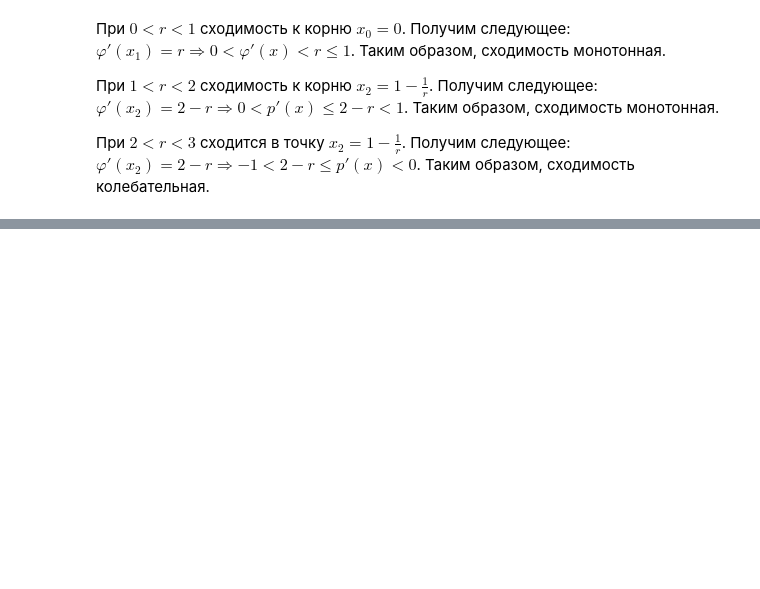
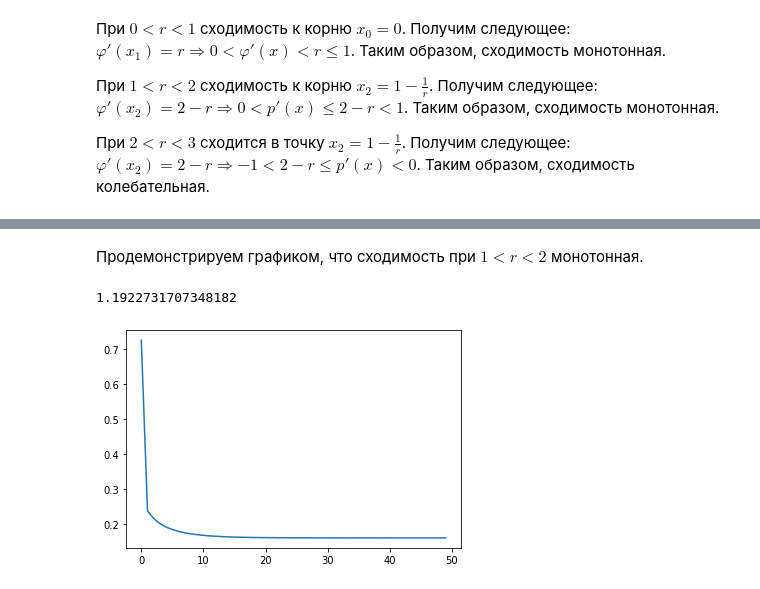
Before and after one commit to pavponn/computational-methods, a Jupyter notebook: homework-1/task2.ipynb, the cells around one changed output, grey strips where cells are left out. Drawn from its saved outputs; the diff is of its cells as text; code cells hidden in the pictures; blank space fills up the shorter version.

```diff
--- a/homework-1/task2.ipynb
+++ b/homework-1/task2.ipynb
@@ -150,0 +179,7 @@ $\varphi'(x_2) = 2 - r \Rightarrow -1 < 2 - r \leq p'(x) < 0$. Таким обр
+# %% [markdown]
+Продемонстрируем графиком, что сходимость при $1 < r < 2$ монотонная.
+# %%
+show_graph_for_r_in_range(1, 2)
+# %% [output]
+1.1922731707348182
+[figure, added]
```
Also changed, not shown: parts of 12 cells of this notebook.
